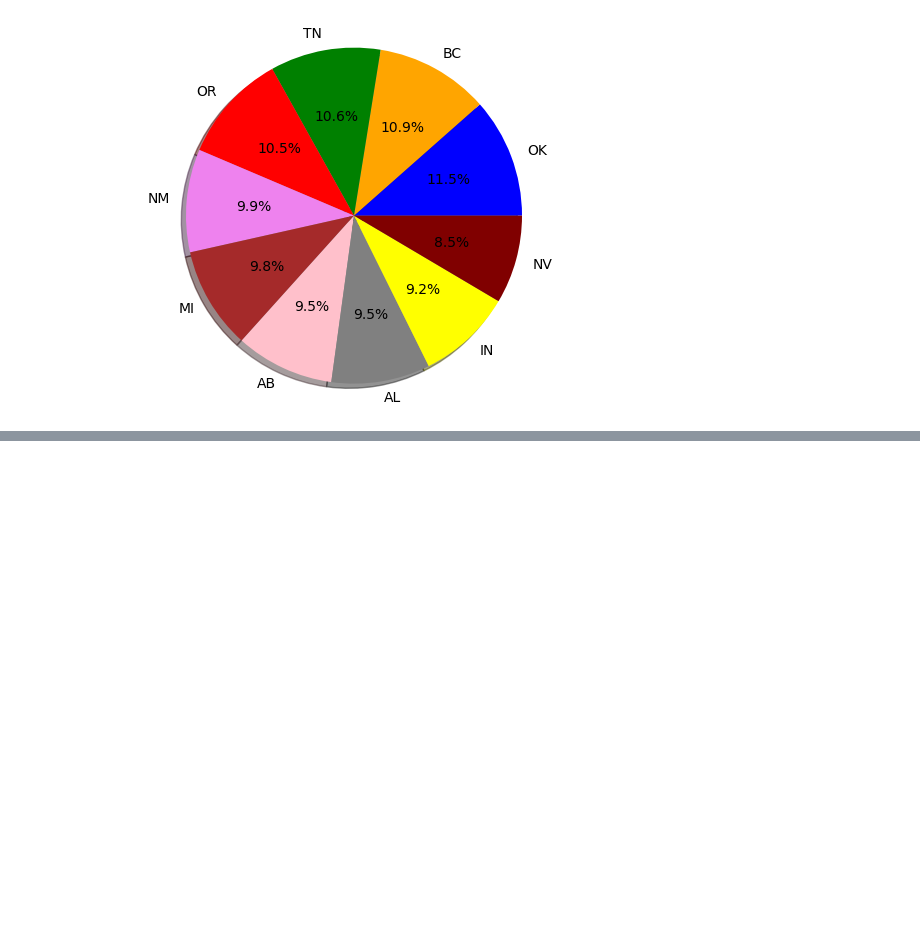
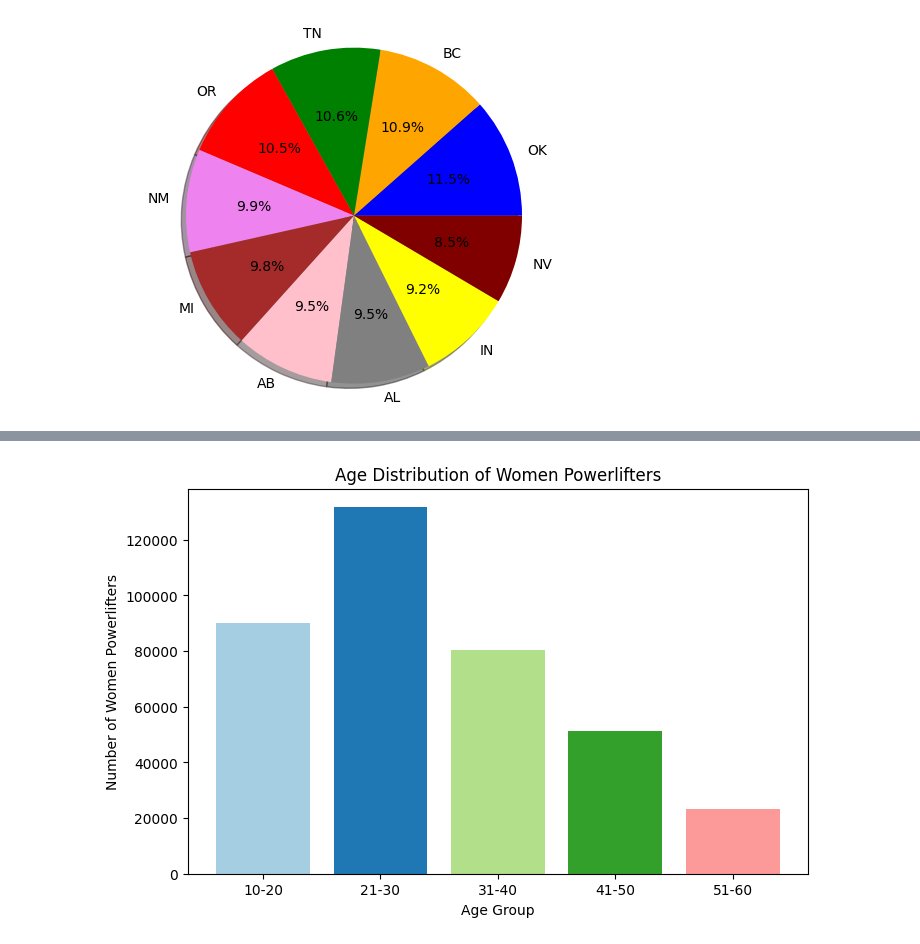
Before and after one commit to Raghul1694/introduction1, a Jupyter notebook: project.ipynb, the cells around one changed output, grey strips where cells are left out. Cells and saved outputs as stored; diff of their text form; code cells hidden in the pictures; blank space fills up the shorter version.

```diff
--- a/project.ipynb
+++ b/project.ipynb
@@ -247,0 +351,24 @@ plt.show()
+# %%
+
+#Bar chart for the women w.r.t age group
+# Create age groups
+bins = [10, 20, 30, 40, 50, 60]
+labels = ['10-20', '21-30', '31-40', '41-50', '51-60']
+df['AgeGroup'] = pd.cut(df['Age'], bins=bins, labels=labels, right=False)
+
+# Filtering the DataFrame for Women only
+df_women = df[df['Sex'] == 'F']
+
+# Group by age group and sum the counts
+age_counts_women = df_women.groupby('AgeGroup').size()
+
+# Plot bar chart for women
+plt.figure(figsize=(8, 5))
+plt.bar(age_counts_women.index, age_counts_women.values, color=plt.cm.Paired.colors)
+plt.xlabel('Age Group')
+plt.ylabel('Number of Women Powerlifters')
+plt.title('Age Distribution of Women Powerlifters')
+plt.xticks(rotation=0)
+plt.show()
+# %% [output]
+[figure, added]
```
Also changed, not shown: parts of 5 cells of this notebook.
